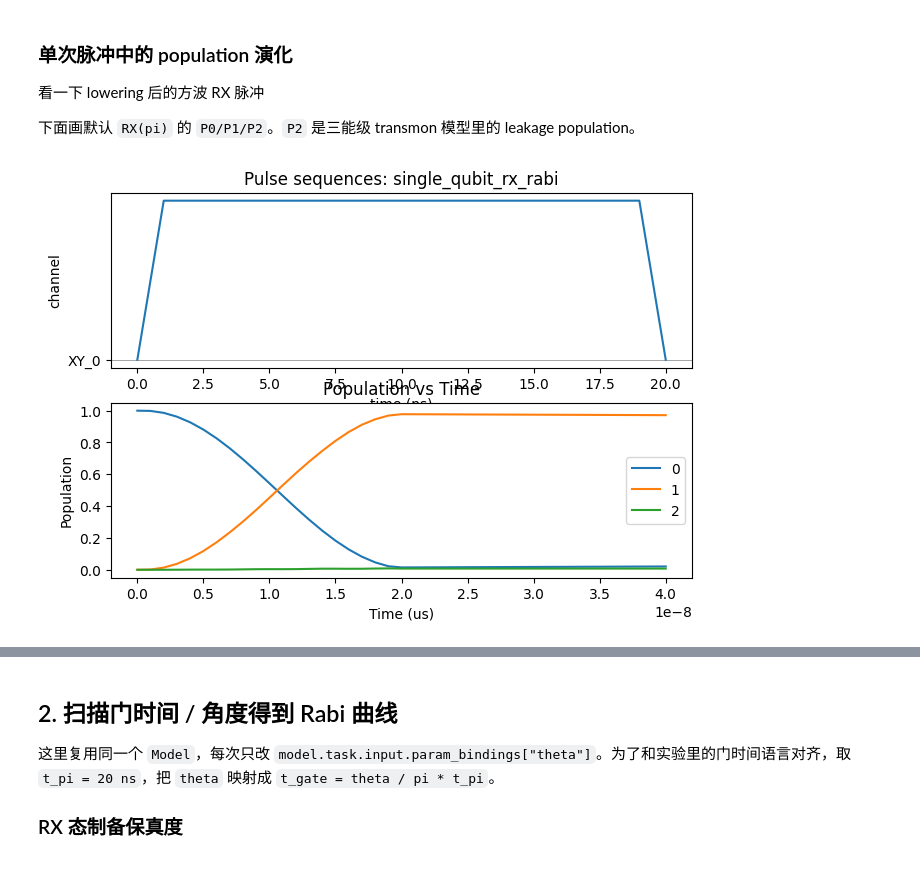
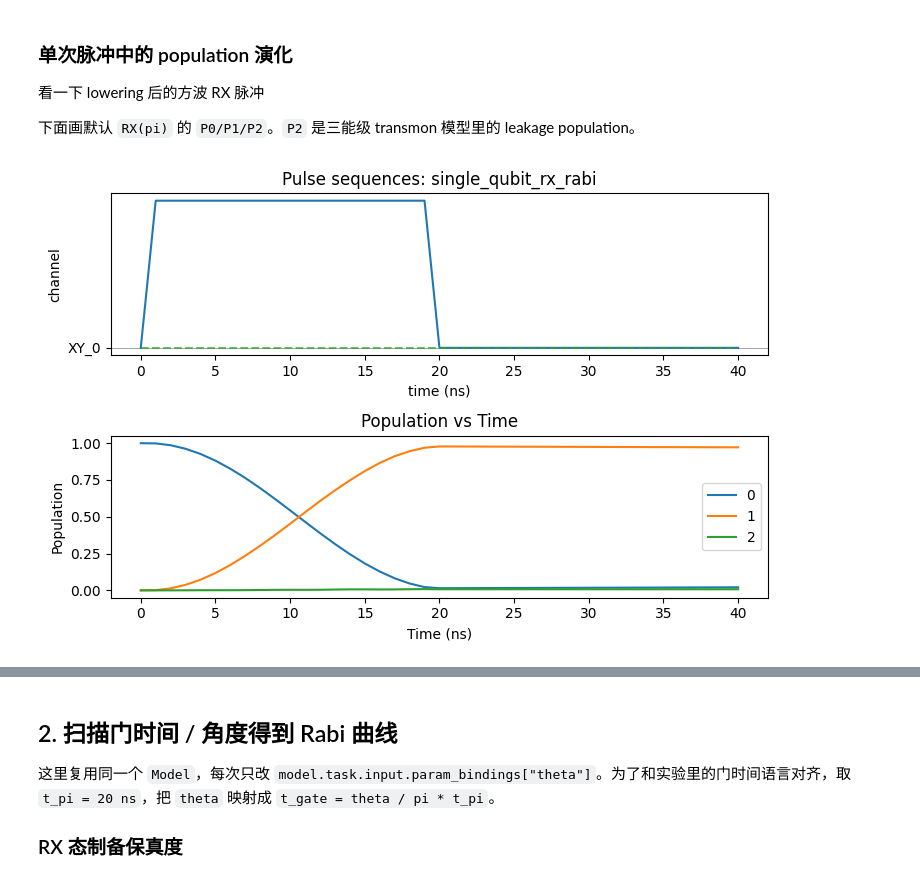
Before and after one commit to coding-xyz/MuSIQ, a Jupyter notebook: report/task1_single_qubit_rabi/task1_single_qubit_rabi.ipynb, the cells around one changed output, grey strips where cells are left out. Cells and saved outputs as stored; diff of their text form; code cells hidden in the pictures.

```diff
--- a/report/task1_single_qubit_rabi/task1_single_qubit_rabi.ipynb
+++ b/report/task1_single_qubit_rabi/task1_single_qubit_rabi.ipynb
@@ -55,12 +55,13 @@ metric keys = ['coherence_01', 'leakage', 'population']
 
 下面画默认 `RX(pi)` 的 `P0/P1/P2`。`P2` 是三能级 transmon 模型里的 leakage population。
 # %%
-from musiq.visualization import plot_case_metrics, plot_pulse,
+from musiq.visualization import plot_case_metrics, plot_pulse
 
 fig = plt.figure(figsize=(7.5, 5))
 ax = fig.add_subplot(2, 1, 1)
-plot_pulse(ax, model)
+plot_pulse(ax, model, extend_to_trajectory_end=True)
 ax = fig.add_subplot(2, 1, 2)
-plot_case_metrics(ax, model, "case_0", "population", xlabel="Time (us)", ylabel="Population", title="Population vs Time")
+plot_case_metrics(ax, model, "case_0", "population", xlabel="Time (ns)", ylabel="Population", title="Population vs Time", time_unit="ns")
+fig.tight_layout()
 # %% [output]
-[figure, old version]
+[figure, new version]
```
Also changed, not shown: parts of 3 cells of this notebook, 54 other files.
